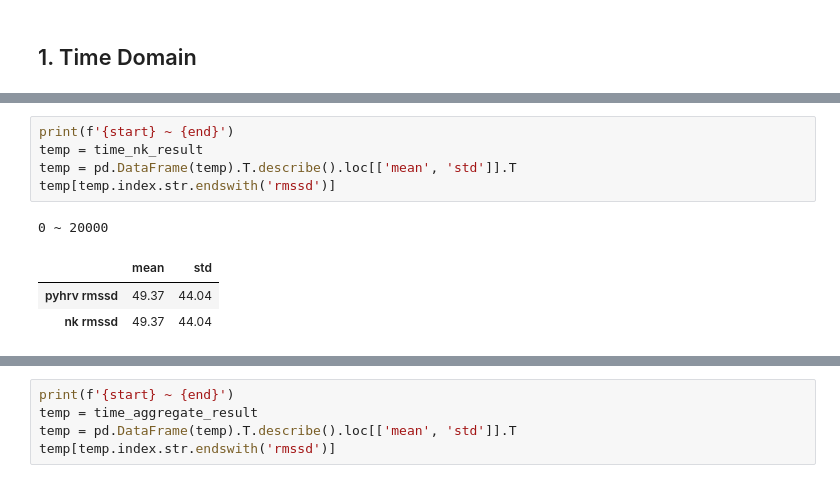
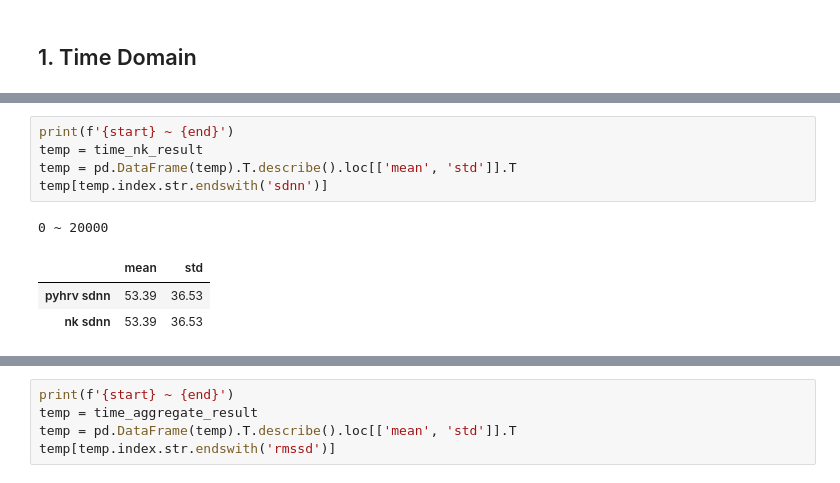
Before and after one commit to hyeok-jong/hrv_analysis, a Jupyter notebook: 3_duration_analysis.ipynb, the cells around one changed output, grey strips where cells are left out. Drawn from its saved outputs; the diff is of its cells as text.

```diff
--- a/3_duration_analysis.ipynb
+++ b/3_duration_analysis.ipynb
@@ -71,13 +105,13 @@ for row in tqdm(raw.iterrows(), total = len(raw)):
 # %%
 print(f'{start} ~ {end}')
 temp = time_nk_result
 temp = pd.DataFrame(temp).T.describe().loc[['mean', 'std']].T
-temp[temp.index.str.endswith('rmssd')]
+temp[temp.index.str.endswith('sdnn')]
 # %% [output]
 0 ~ 20000
 |  | mean | std |
-| pyhrv rmssd | 49.37 | 44.04 |
-| nk rmssd | 49.37 | 44.04 |
+| pyhrv sdnn | 53.39 | 36.53 |
+| nk sdnn | 53.39 | 36.53 |
 # %%
 print(f'{start} ~ {end}')
 temp = time_biosppy_result
```
Also changed, not shown: parts of 5 cells of this notebook.
